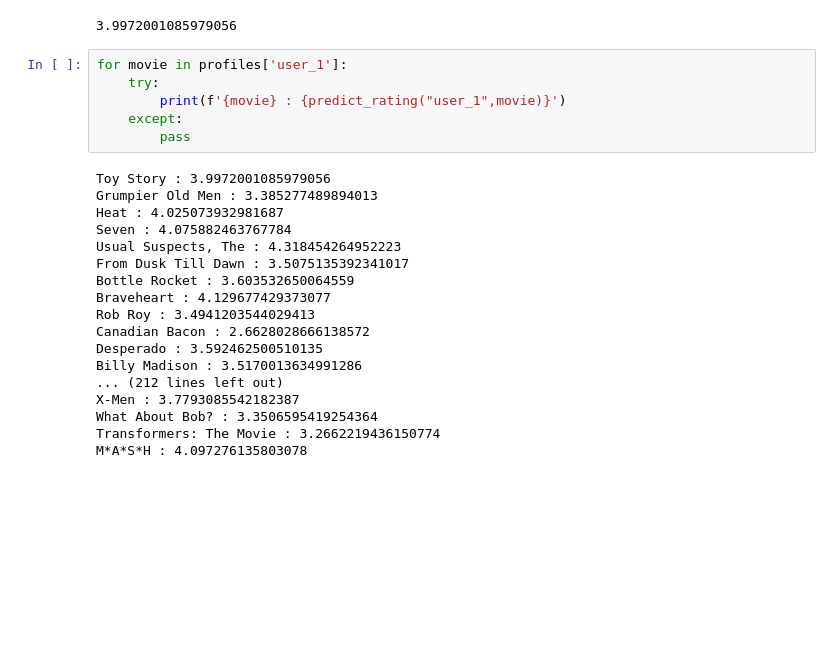
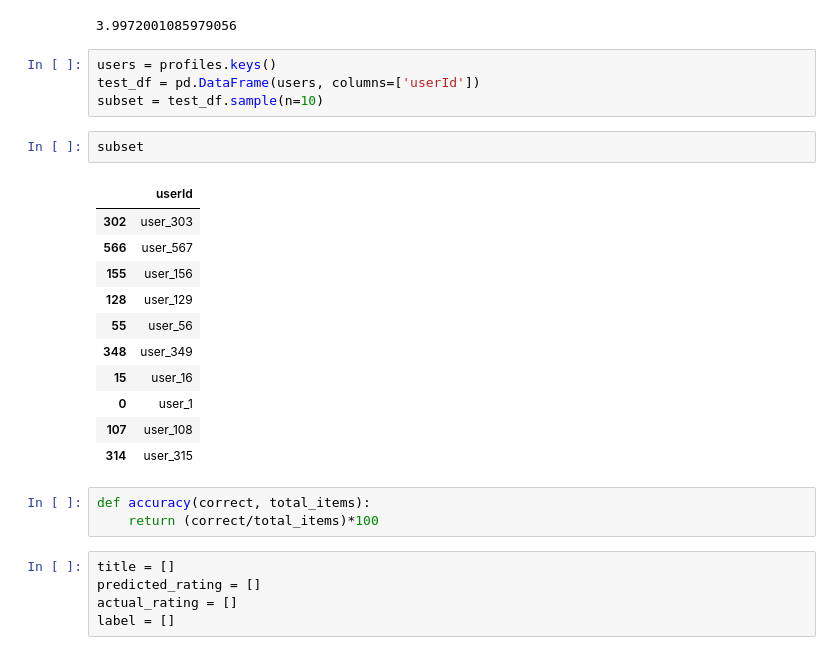
Before and after one commit to kmcleste/DSBA-6100, a Jupyter notebook: eda/movie-eda.ipynb, the cells around one changed output. Cells and saved outputs as stored; diff of their text form; blank space fills up the shorter version.

```diff
--- a/eda/movie-eda.ipynb
+++ b/eda/movie-eda.ipynb
@@ -740,27 +740,29 @@ def predict_rating(user, title):
 predict_rating('user_1','Toy Story')
 # %% [output]
 3.9972001085979056
-# %%
-for movie in profiles['user_1']:
-    try:
-        print(f'{movie} : {predict_rating("user_1",movie)}')
-    except:
-        pass
-# %% [output]
-Toy Story : 3.9972001085979056
-Grumpier Old Men : 3.385277489894013
-Heat : 4.025073932981687
-Seven : 4.075882463767784
-Usual Suspects, The : 4.318454264952223
-From Dusk Till Dawn : 3.5075135392341017
-Bottle Rocket : 3.603532650064559
-Braveheart : 4.129677429373077
-Rob Roy : 3.4941203544029413
-Canadian Bacon : 2.6628028666138572
-Desperado : 3.592462500510135
-Billy Madison : 3.5170013634991286
-... (212 lines left out)
-X-Men : 3.7793085542182387
-What About Bob? : 3.3506595419254364
-Transformers: The Movie : 3.2662219436150774
-M*A*S*H : 4.097276135803078
+# %%
+users = profiles.keys()
+test_df = pd.DataFrame(users, columns=['userId'])
+subset = test_df.sample(n=10)
+# %%
+subset
+# %% [output]
+|  | userId |
+| 302 | user_303 |
+| 566 | user_567 |
+| 155 | user_156 |
+| 128 | user_129 |
+| 55 | user_56 |
+| 348 | user_349 |
+| 15 | user_16 |
+| 0 | user_1 |
+| 107 | user_108 |
+| 314 | user_315 |
+# %%
+def accuracy(correct, total_items):
+    return (correct/total_items)*100
+# %%
+title = []
+predicted_rating = []
+actual_rating = []
+label = []
```
Also changed, not shown: parts of 5 cells of this notebook, 4 other files.
